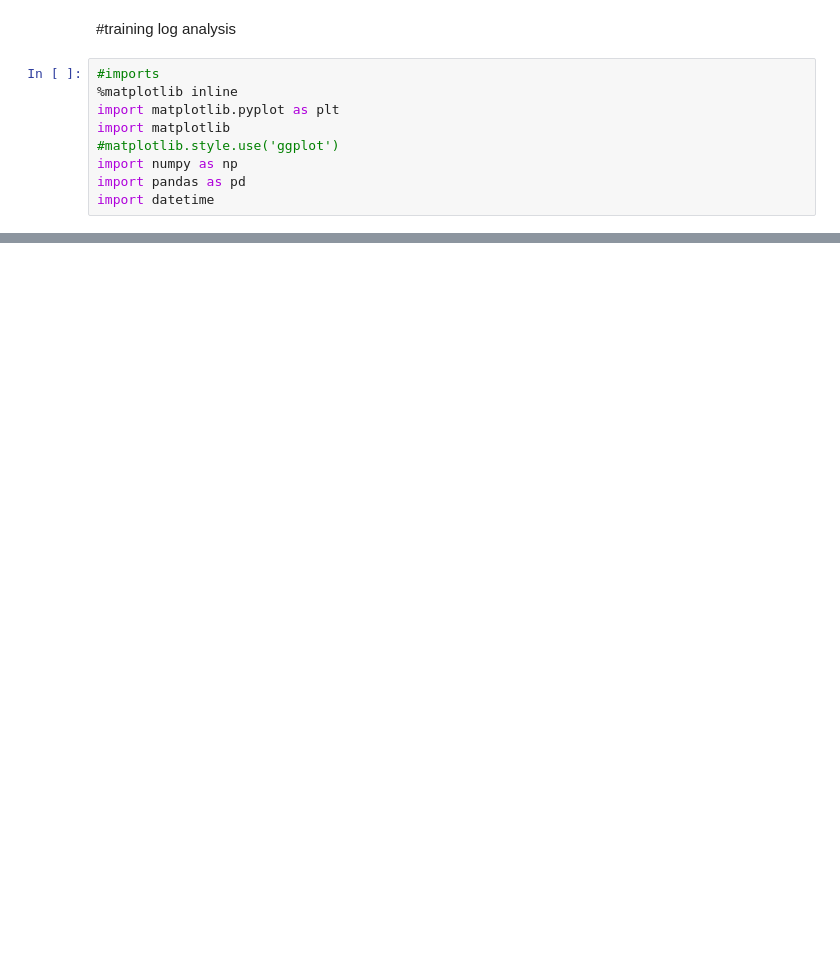
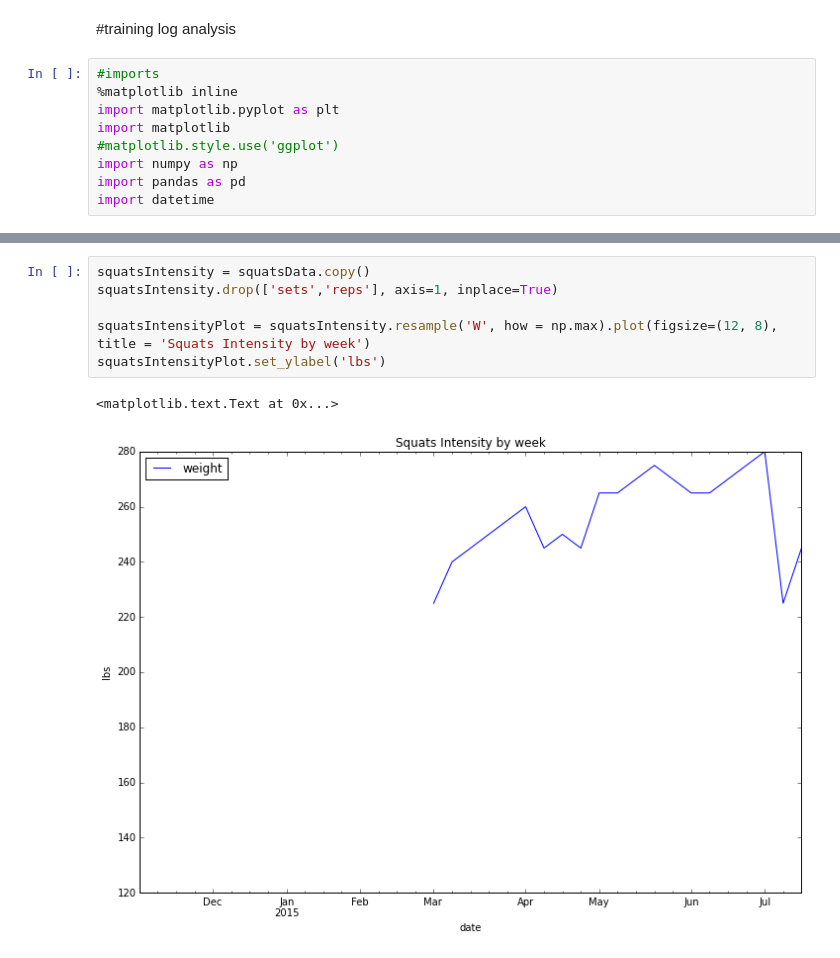
Before and after one commit to jonfk/training-log-analysis, a Jupyter notebook: ipython/Training-Analysis.ipynb, the cells around one changed output, grey strips where cells are left out. Saved outputs shown, nothing was run; the diff lists cells and outputs as text; blank space fills up the shorter version.

```diff
--- a/ipython/Training-Analysis.ipynb
+++ b/ipython/Training-Analysis.ipynb
@@ -31,0 +48,9 @@ squatsVolumePlot.set_ylabel('lbs')
+# %%
+squatsIntensity = squatsData.copy()
+squatsIntensity.drop(['sets','reps'], axis=1, inplace=True)
+
+squatsIntensityPlot = squatsIntensity.resample('W', how = np.max).plot(figsize=(12, 8), title = 'Squats Intensity by week')
+squatsIntensityPlot.set_ylabel('lbs')
+# %% [output]
+<matplotlib.text.Text at 0x...>
+[figure, added]
```
Also changed, not shown: parts of 7 cells of this notebook, 6 other files.
